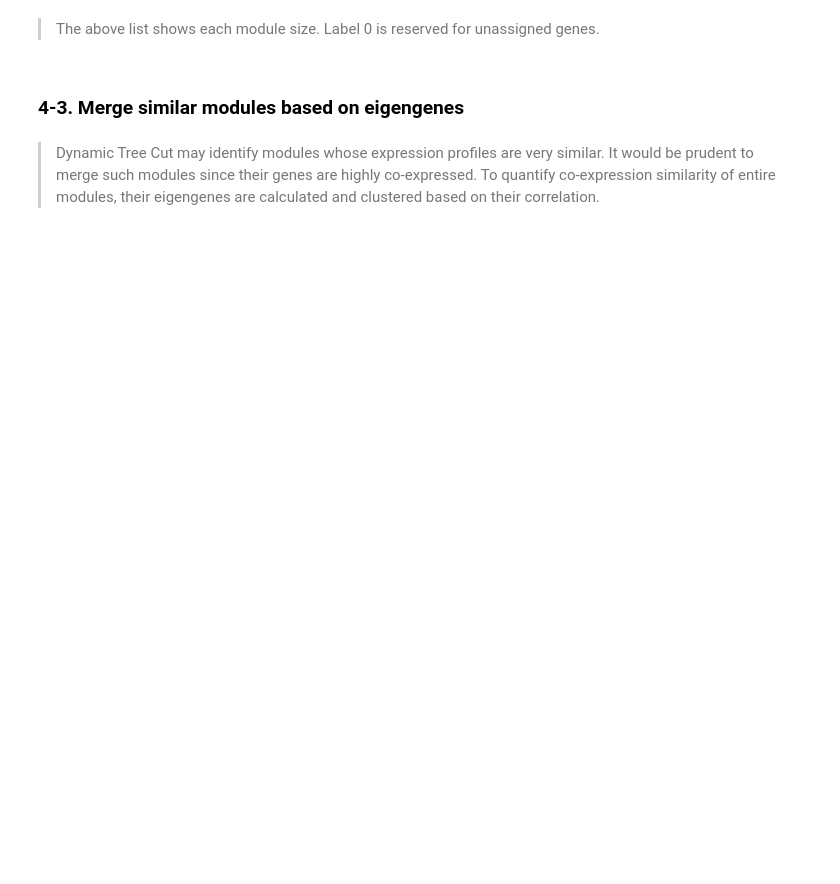
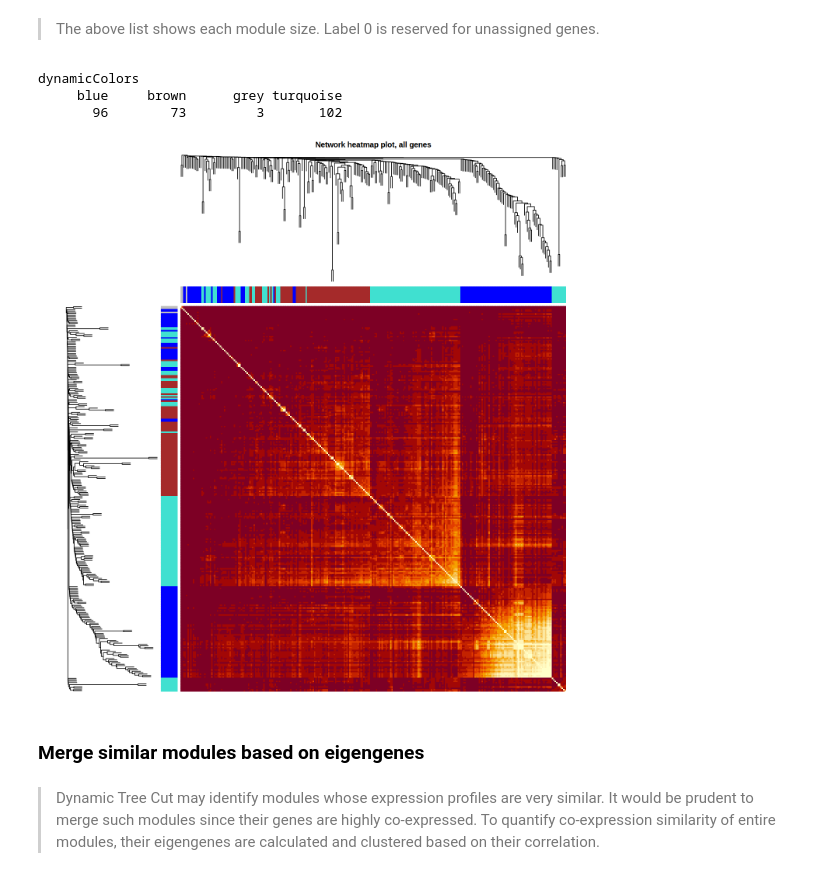
Before and after one commit to PriceLab/Aging_Workshop_24, a Jupyter notebook: Session1/1-SingleOmic.ipynb, the cells around one changed output. Cells and saved outputs as stored; diff of their text form; code cells hidden in the pictures; blank space fills up the shorter version.

```diff
--- a/Session1/1-SingleOmic.ipynb
+++ b/Session1/1-SingleOmic.ipynb
@@ -411,7 +660,7 @@ plot(geneTree, xlab="", sub="", main="Gene clustering on TOM-based dissimilarity
 > In the clustering tree (dendrogram), each leaf corresponds to a gene. Branches of the dendrogram group together densely interconnected, highly co-expressed genes. Module identification amounts to the identification of individual branches (”cutting the branches off the dendrogram”). There are several methods for branch cutting; the standard method of WGCNA package is Dynamic Tree Cut from the package dynamicTreeCut.
 # %%
 #Larger modules can be easier to interpret, so we set the minimum module size relatively high
-minModuleSize <- max(c(20, round(ncol(data_df)/200, digits=0)))
+minModuleSize <- max(c(15, round(ncol(data_df)/200, digits=0)))
 print(str_c("minClusterSize = ", minModuleSize))
 
 #Module identification using dynamic tree cut
@@ -424,16 +680,19 @@ table(dynamicMods)
 # %%
 #Convert numeric lables into colors
 dynamicColors <- labels2colors(dynamicMods)
 table(dynamicColors)
 
-#Plot the dendrogram and colors underneath
-options(repr.plot.width=12, repr.plot.height=6)
-plotDendroAndColors(geneTree, dynamicColors, "Dynamic Tree Cut",
-                    dendroLabels=FALSE, hang=0.03,
-                    addGuide=TRUE, guideHang=0.05,
-                    main="Gene dendrogram and module colors")
+#Plot with TOM dissimilarity matrix
+options(repr.plot.width=12, repr.plot.height=12)
+TOMplot(dissTOM^softPower,#For better visualization
+        geneTree, as.character(mergedColors), main="Network heatmap plot, all genes")
+# %% [output]
+dynamicColors
+     blue     brown      grey turquoise
+       96        73         3       102
+[figure, added]
 # %% [markdown]
-### 4-3. Merge similar modules based on eigengenes
+### Merge similar modules based on eigengenes
 # %% [markdown]
 > Dynamic Tree Cut may identify modules whose expression profiles are very similar. It would be prudent to merge such modules since their genes are highly co-expressed. To quantify co-expression similarity of entire modules, their eigengenes are calculated and clustered based on their correlation.
 # %%
```
Also changed, not shown: parts of 96 cells of this notebook, 2 other files.
